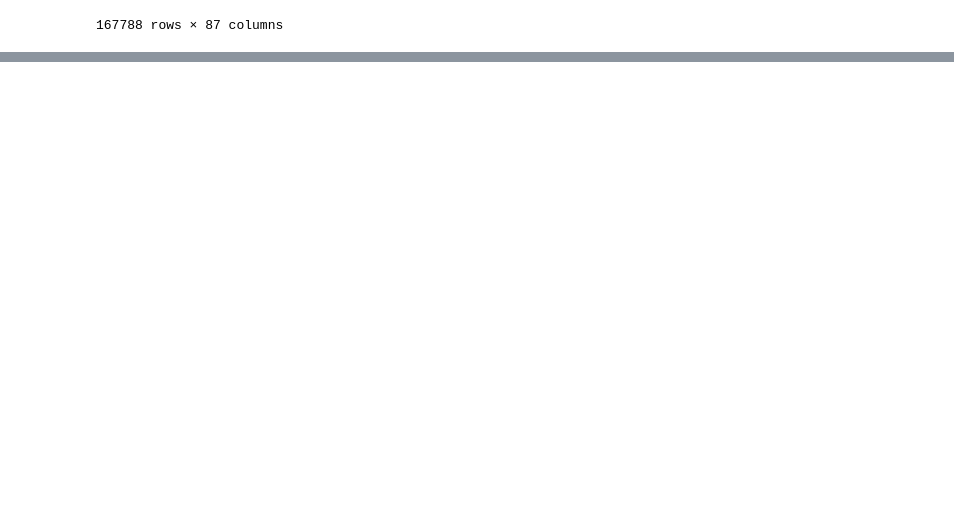
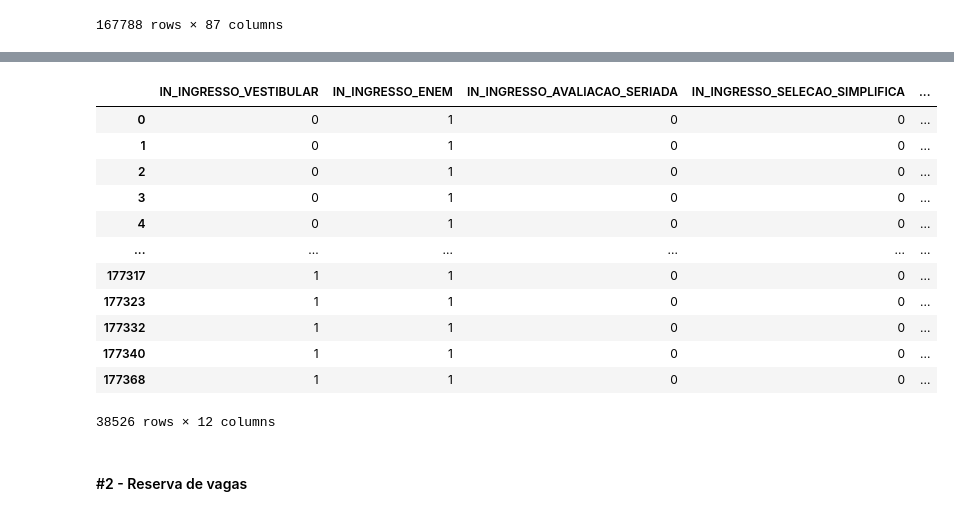
Before and after one commit to rafael-roldao/censo_es_2018_aluno, a Jupyter notebook: Censo do Ensino Superior 2018 - Alunos.ipynb, the cells around one changed output, grey strips where cells are left out. Cells and saved outputs as stored; diff of their text form; code cells hidden in the pictures; blank space fills up the shorter version.

```diff
--- a/Censo do Ensino Superior 2018 - Alunos.ipynb
+++ b/Censo do Ensino Superior 2018 - Alunos.ipynb
@@ -539,0 +601,18 @@ medicina_df
+# %%
+medicina_df[medicina_df['IN_INGRESSO_ENEM'] == 1].iloc[:, np.r_[33:45]]
+# %% [output]
+|  | IN_INGRESSO_VESTIBULAR | IN_INGRESSO_ENEM | IN_INGRESSO_AVALIACAO_SERIADA | IN_INGRESSO_SELECAO_SIMPLIFICA | ... |
+| 0 | 0 | 1 | 0 | 0 | ... |
+| 1 | 0 | 1 | 0 | 0 | ... |
+| 2 | 0 | 1 | 0 | 0 | ... |
+| 3 | 0 | 1 | 0 | 0 | ... |
+| 4 | 0 | 1 | 0 | 0 | ... |
+| ... | ... | ... | ... | ... | ... |
+| 177317 | 1 | 1 | 0 | 0 | ... |
+| 177323 | 1 | 1 | 0 | 0 | ... |
+| 177332 | 1 | 1 | 0 | 0 | ... |
+| 177340 | 1 | 1 | 0 | 0 | ... |
+| 177368 | 1 | 1 | 0 | 0 | ... |
+38526 rows × 12 columns
+# %% [markdown]
+#### #2 - Reserva de vagas
```
Also changed, not shown: parts of 18 cells of this notebook, 1 other file.
